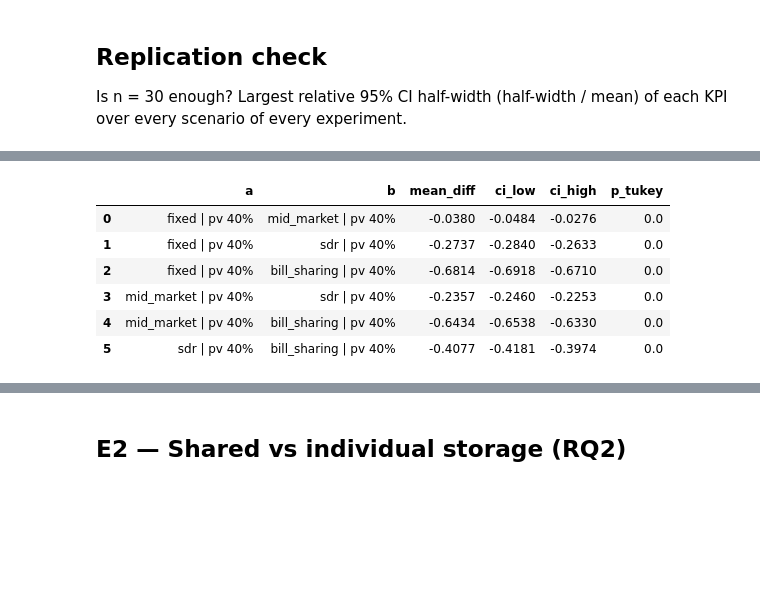
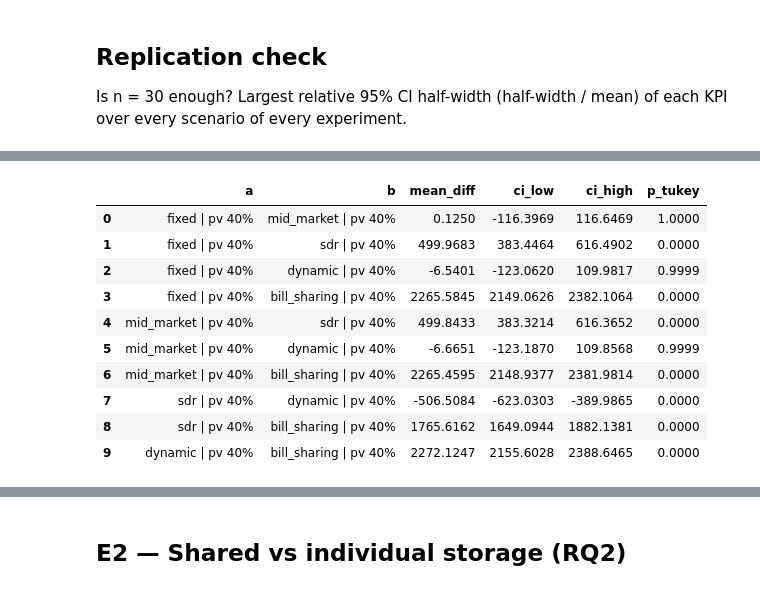
Before and after one commit to Cibs1/GridSimulation, a Jupyter notebook: notebooks/02_experiments.ipynb, the cells around one changed output, grey strips where cells are left out. Saved outputs shown, nothing was run; the diff lists cells and outputs as text; code cells hidden in the pictures; blank space fills up the shorter version.

```diff
--- a/notebooks/02_experiments.ipynb
+++ b/notebooks/02_experiments.ipynb
@@ -21,12 +31,13 @@ import pandas as pd
 
 sys.path.insert(0, "..")
 from experiments.stats import compare, paired, replication_check, summary
+from model.model import Community
 
 RESULTS = Path("../experiments/results")
 FIGS = Path("figures")
 FIGS.mkdir(exist_ok=True)
 pd.set_option("display.width", 200, "display.max_colwidth", 60)
 
-e1, e2, e3, e4, e5 = (pd.read_csv(RESULTS / f"{n}.csv") for n in
-                      ["e1_pricing", "e2_storage", "e3_demand_response", "e4_resilience", "e5_sensitivity"])
+e1, e1b, e2, e3, e4, e5 = (pd.read_csv(RESULTS / f"{n}.csv") for n in
+    ["e1_pricing", "e1b_membership_threshold", "e2_storage", "e3_demand_response", "e4_resilience", "e5_sensitivity"])
 # %%
@@ -142,13 +187,10 @@ fig.savefig(FIGS / "e1_total_and_gini.png", dpi=150)
 # %%
 # Tests at the baseline PV share (40%), community mechanisms only
 e1_40 = e1[(e1["pv_share"] == 0.4) & (e1["pricing"] != "none")]
-tests = []
-for kpi in ["community_savings_eur", "gini_savings", "prosumer_savings_eur", "consumer_savings_eur"]:
-    t, pairs = compare(e1_40, kpi)
-    tests.append(t)
-    if kpi == "gini_savings":
-        gini_pairs = pairs
-pd.concat(tests).round(4)
+tests = {}
+for kpi in ["community_savings_eur", "member_share_mean", "gini_savings"]:
+    tests[kpi] = compare(e1_40, kpi)
+pd.concat([t for t, _ in tests.values()]).round(4)
 # %% [output]
 |  | min_shapiro_p | levene_p | anova_F | anova_p | kruskal_H | kruskal_p |
 | kpi |  |  |  |  |  |  |
@@ -159,10 +200,14 @@ pd.concat(tests).round(4)
 # %%
-gini_pairs.round(4)
+tests["community_savings_eur"][1].round(4)
 # %% [output]
 |  | a | b | mean_diff | ci_low | ci_high | p_tukey |
-| 0 | fixed | pv 40% | mid_market | pv 40% | -0.0380 | -0.0484 | -0.0276 | 0.0 |
-| 1 | fixed | pv 40% | sdr | pv 40% | -0.2737 | -0.2840 | -0.2633 | 0.0 |
-| 2 | fixed | pv 40% | bill_sharing | pv 40% | -0.6814 | -0.6918 | -0.6710 | 0.0 |
-| 3 | mid_market | pv 40% | sdr | pv 40% | -0.2357 | -0.2460 | -0.2253 | 0.0 |
-| 4 | mid_market | pv 40% | bill_sharing | pv 40% | -0.6434 | -0.6538 | -0.6330 | 0.0 |
-| 5 | sdr | pv 40% | bill_sharing | pv 40% | -0.4077 | -0.4181 | -0.3974 | 0.0 |
+| 0 | fixed | pv 40% | mid_market | pv 40% | 0.1250 | -116.3969 | 116.6469 | 1.0000 |
+| 1 | fixed | pv 40% | sdr | pv 40% | 499.9683 | 383.4464 | 616.4902 | 0.0000 |
+| 2 | fixed | pv 40% | dynamic | pv 40% | -6.5401 | -123.0620 | 109.9817 | 0.9999 |
+| 3 | fixed | pv 40% | bill_sharing | pv 40% | 2265.5845 | 2149.0626 | 2382.1064 | 0.0000 |
+| 4 | mid_market | pv 40% | sdr | pv 40% | 499.8433 | 383.3214 | 616.3652 | 0.0000 |
+| 5 | mid_market | pv 40% | dynamic | pv 40% | -6.6651 | -123.1870 | 109.8568 | 0.9999 |
+| 6 | mid_market | pv 40% | bill_sharing | pv 40% | 2265.4595 | 2148.9377 | 2381.9814 | 0.0000 |
+| 7 | sdr | pv 40% | dynamic | pv 40% | -506.5084 | -623.0303 | -389.9865 | 0.0000 |
+| 8 | sdr | pv 40% | bill_sharing | pv 40% | 1765.6162 | 1649.0944 | 1882.1381 | 0.0000 |
+| 9 | dynamic | pv 40% | bill_sharing | pv 40% | 2272.1247 | 2155.6028 | 2388.6465 | 0.0000 |
```
Also changed, not shown: parts of 34 cells of this notebook, 22 other files.
